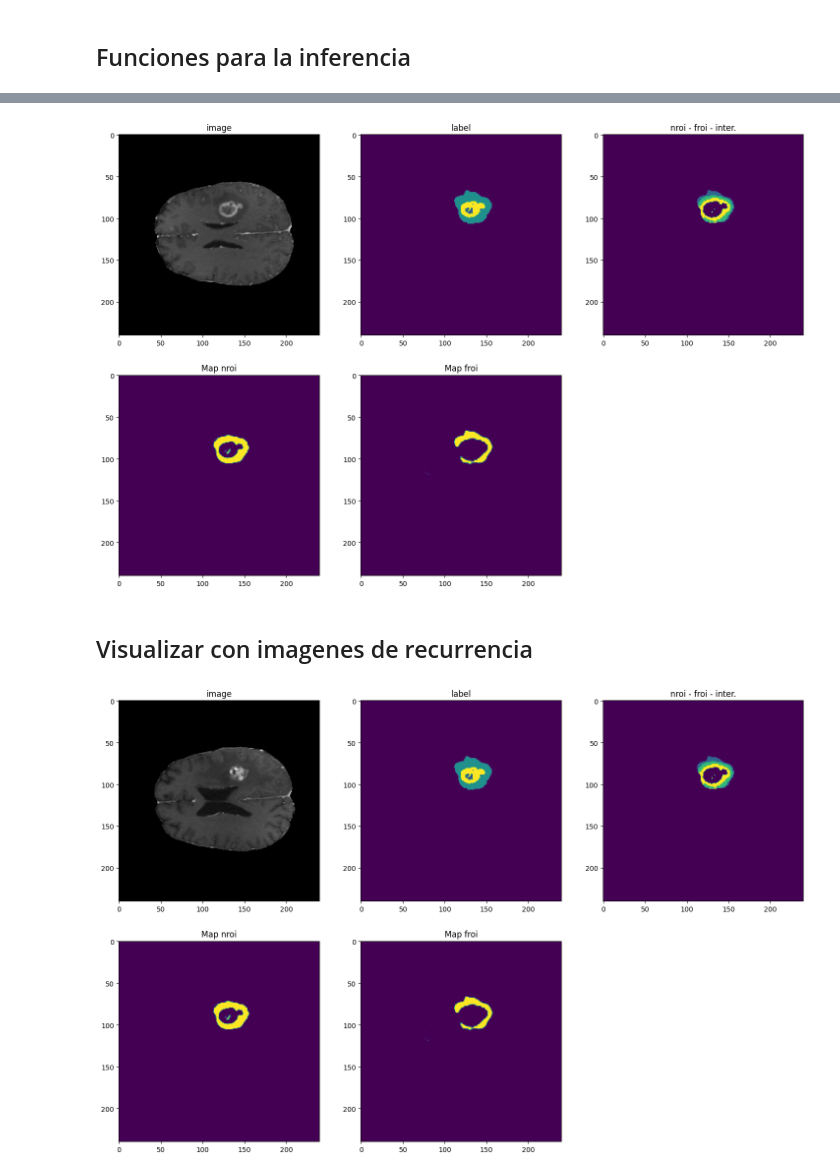
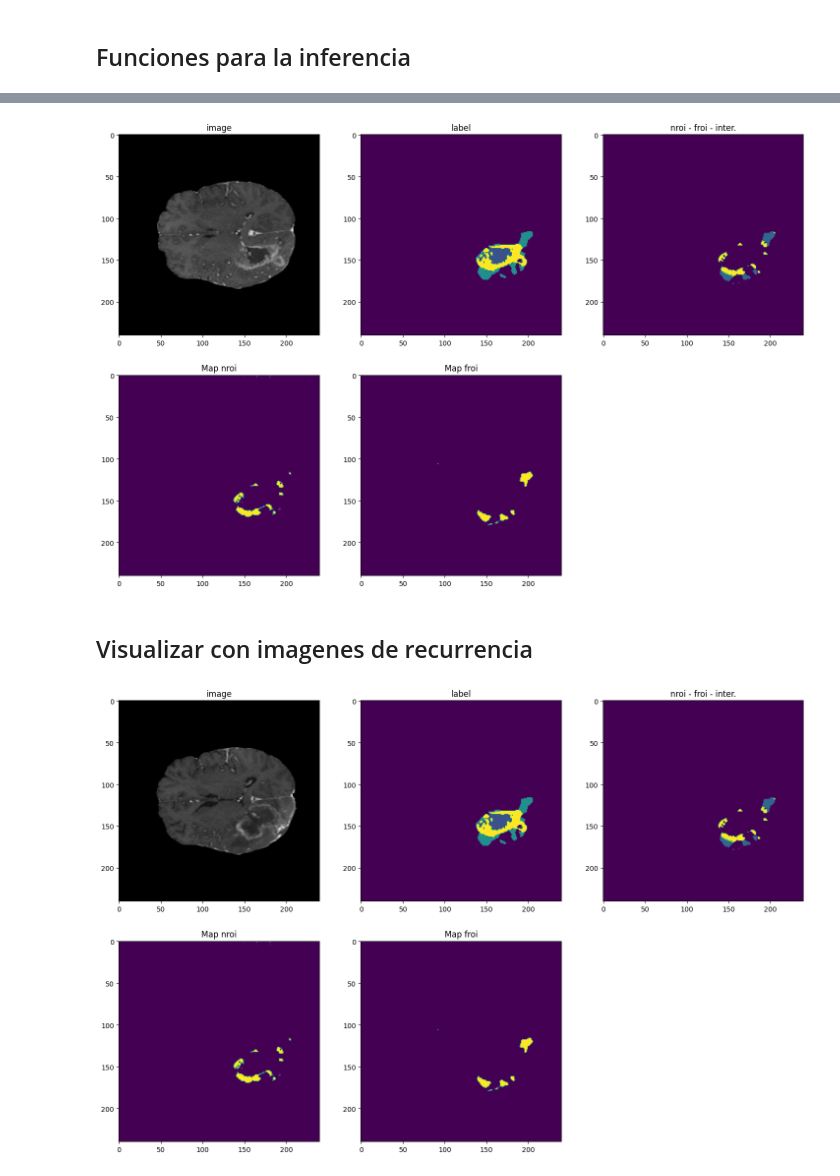
Before and after one commit to GBM-images-research/Swin_transformer_UPennGBM, a Jupyter notebook: ver_transformaciones.ipynb, the cells around one changed output, grey strips where cells are left out. Saved outputs shown, nothing was run; the diff lists cells and outputs as text; code cells hidden in the pictures.

Commit message:
last model

```diff
--- a/ver_transformaciones.ipynb
+++ b/ver_transformaciones.ipynb
@@ -443,16 +449,21 @@ with torch.no_grad():
 # %%
 # Imprimir
 # cases =['00036', '00042','00045', '00051' ]
+n=2
+slice = 70
 serie=cases[n]
-imprimir_inferencia(serie, seg_out, seg, slice=90)
+seg_out = np.load(f'trained_models/seg_out_{serie}.npy')
+seg = np.load(f'trained_models/seg_{serie}.npy')
+imprimir_inferencia(serie, seg_out, seg, slice=slice)
 # %% [output]
-[figure, old version]
+[figure, new version]
 # %% [markdown]
 ## Visualizar con imagenes de recurrencia
 # %%
 # Imprimir
 # cases =['00036', '00042','00045', '00051' ]
 serie=cases[n]
-imprimir_inferencia(serie, seg_out, seg, slice=90, recurrence=True)
+slice=70
+imprimir_inferencia(serie, seg_out, seg, slice=slice, recurrence=True)
 # %% [output]
-[figure, old version]
+[figure, new version]
```
Also changed, not shown: parts of 5 cells of this notebook, 2 other files.
